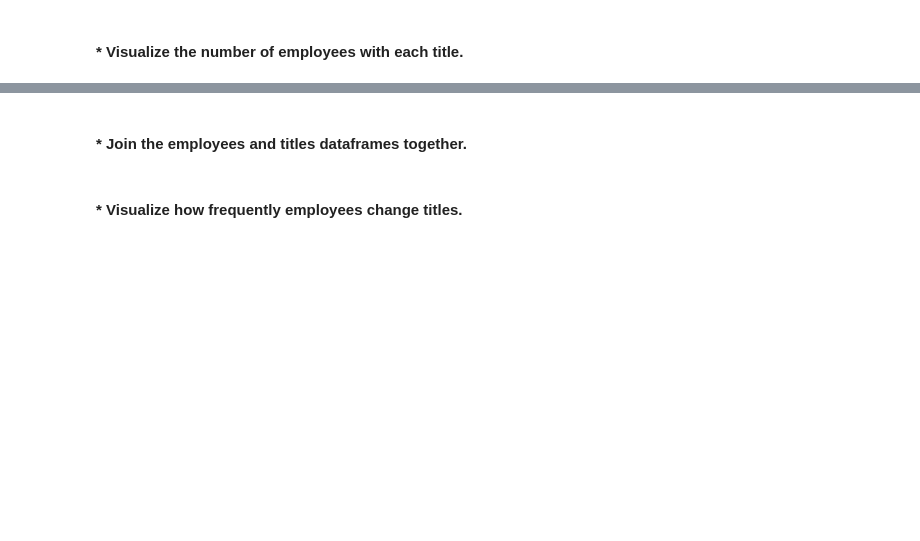
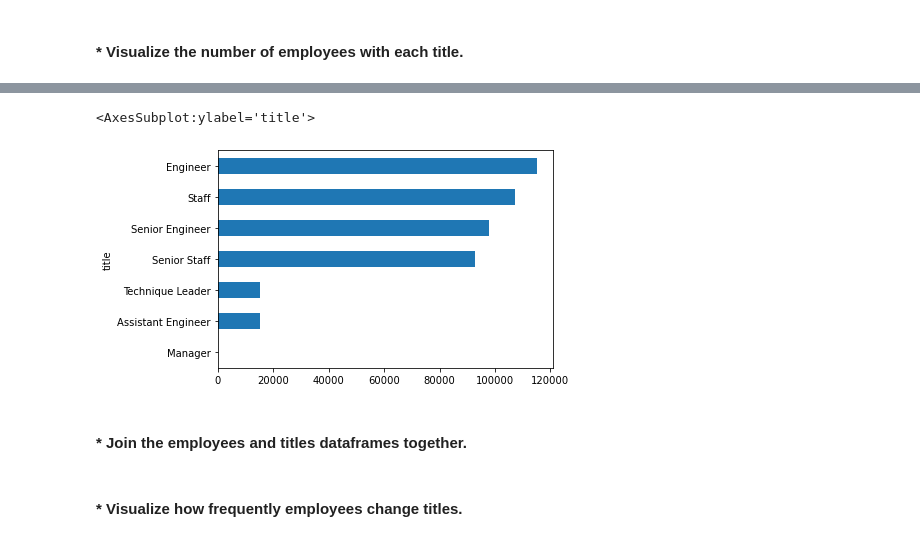
Before and after one commit to david-ryan-alviola/numpy-pandas-visualization-exercises, a Jupyter notebook: advanced_dataframes.ipynb, the cells around one changed output, grey strips where cells are left out. Drawn from its saved outputs; the diff is of its cells as text; code cells hidden in the pictures; blank space fills up the shorter version.

```diff
--- a/advanced_dataframes.ipynb
+++ b/advanced_dataframes.ipynb
@@ -105,5 +220,8 @@ titles.groupby('title').emp_no.agg("count")
 # %%
-titles.groupby('title').emp_no.agg("count").plot.barh()
+titles.groupby('title').emp_no.agg("count").sort_values().plot.barh()
+# %% [output]
+<AxesSubplot:ylabel='title'>
+[figure, added]
 # %% [markdown]
 #### * Join the employees and titles dataframes together.
 # %%
```
Also changed, not shown: parts of 24 cells of this notebook.
